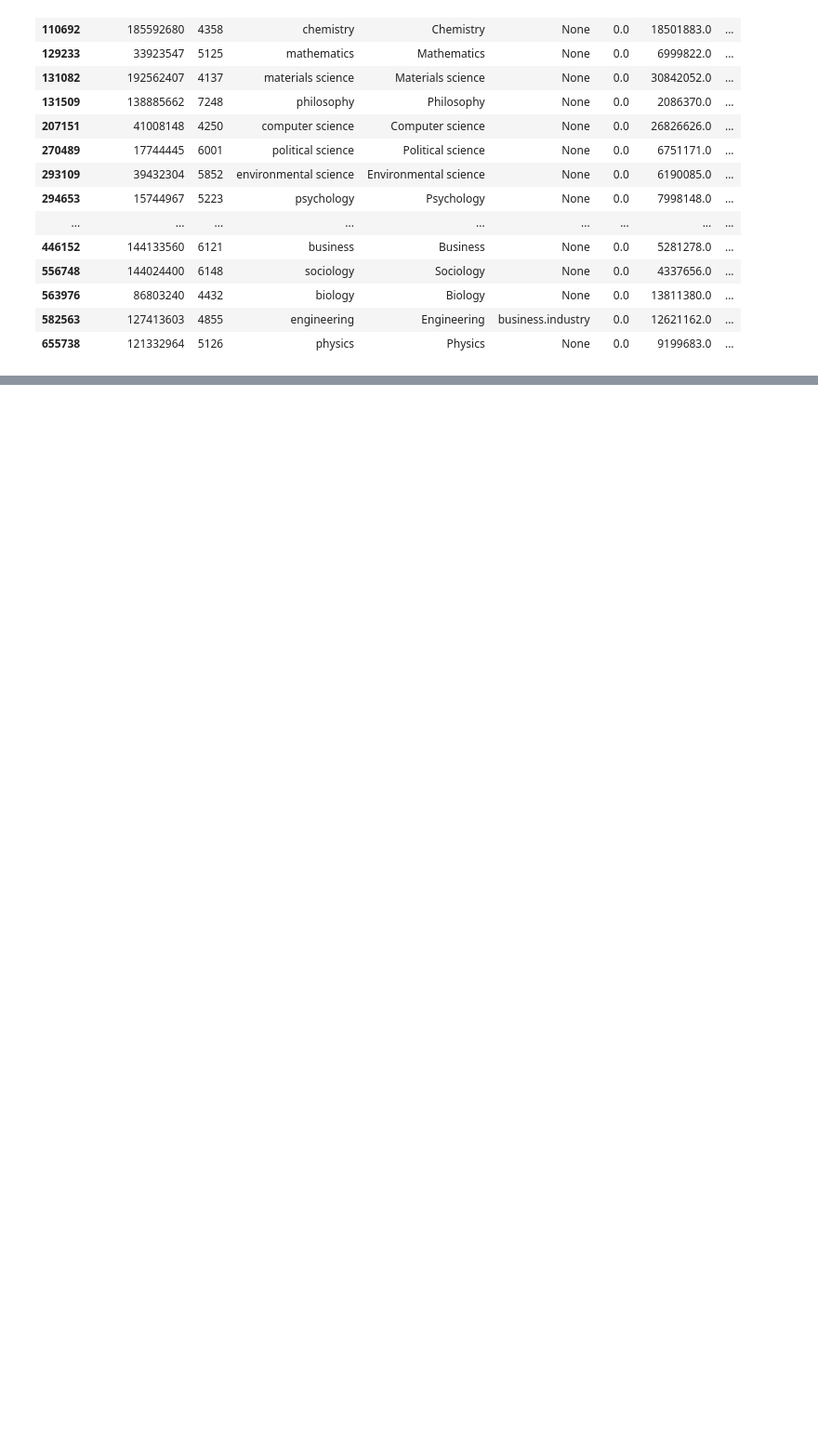
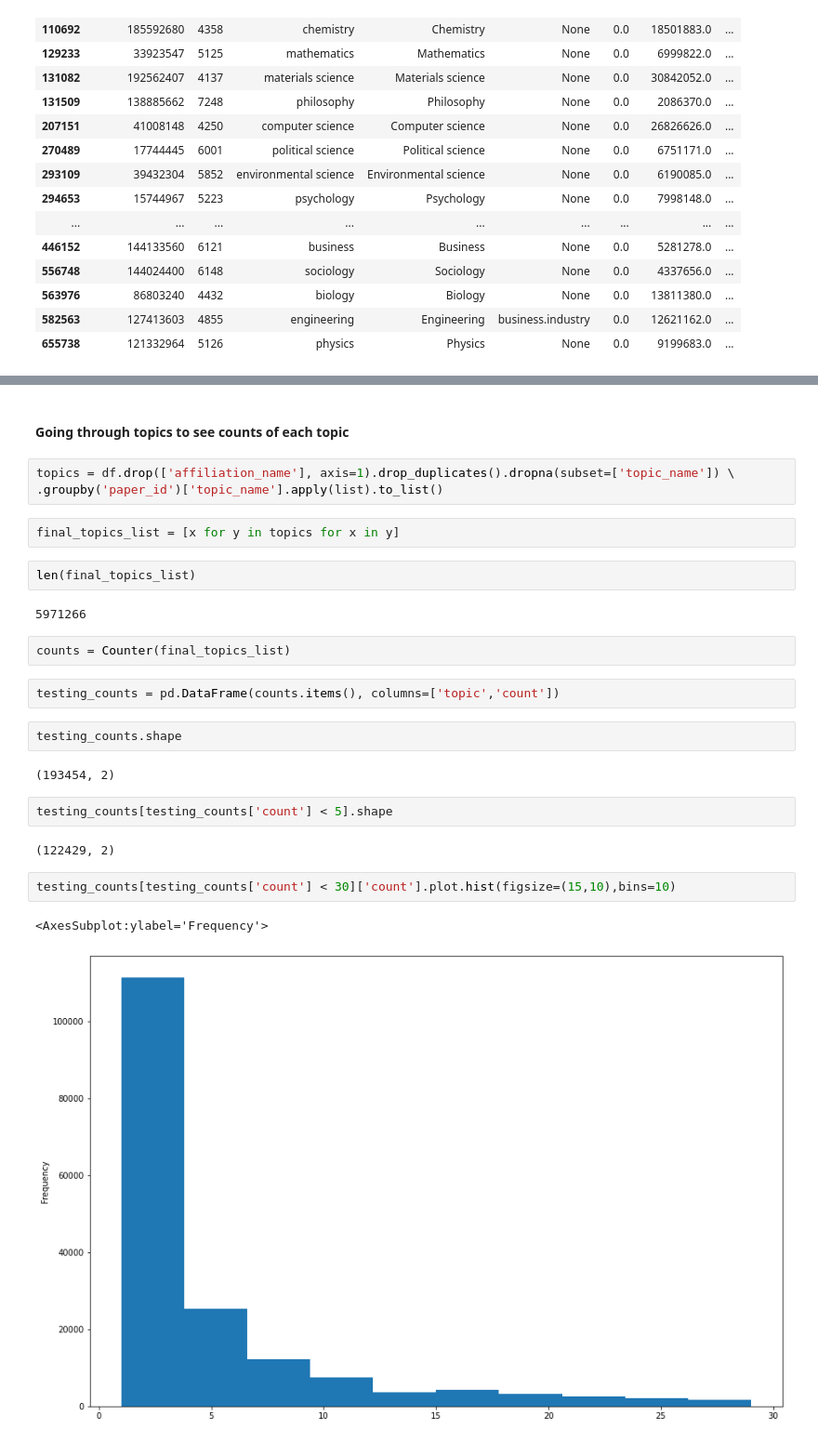
Before and after one commit to jpbarret13/MAG-model-code, a Jupyter notebook: POC/Exploration.ipynb, the cells around one changed output, grey strips where cells are left out. Shown at 93% size. Drawn from its saved outputs; the diff is of its cells as text; blank space fills up the shorter version.

```diff
--- a/POC/Exploration.ipynb
+++ b/POC/Exploration.ipynb
@@ -393,0 +579,28 @@ mag_fields[mag_fields['level']==0.0]
+# %% [markdown]
+#### Going through topics to see counts of each topic
+# %%
+topics = df.drop(['affiliation_name'], axis=1).drop_duplicates().dropna(subset=['topic_name']) \
+.groupby('paper_id')['topic_name'].apply(list).to_list()
+# %%
+final_topics_list = [x for y in topics for x in y]
+# %%
+len(final_topics_list)
+# %% [output]
+5971266
+# %%
+counts = Counter(final_topics_list)
+# %%
+testing_counts = pd.DataFrame(counts.items(), columns=['topic','count'])
+# %%
+testing_counts.shape
+# %% [output]
+(193454, 2)
+# %%
+testing_counts[testing_counts['count'] < 5].shape
+# %% [output]
+(122429, 2)
+# %%
+testing_counts[testing_counts['count'] < 30]['count'].plot.hist(figsize=(15,10),bins=10)
+# %% [output]
+<AxesSubplot:ylabel='Frequency'>
+[figure, added]
```
Also changed, not shown: parts of 60 cells of this notebook, 2 other files.
